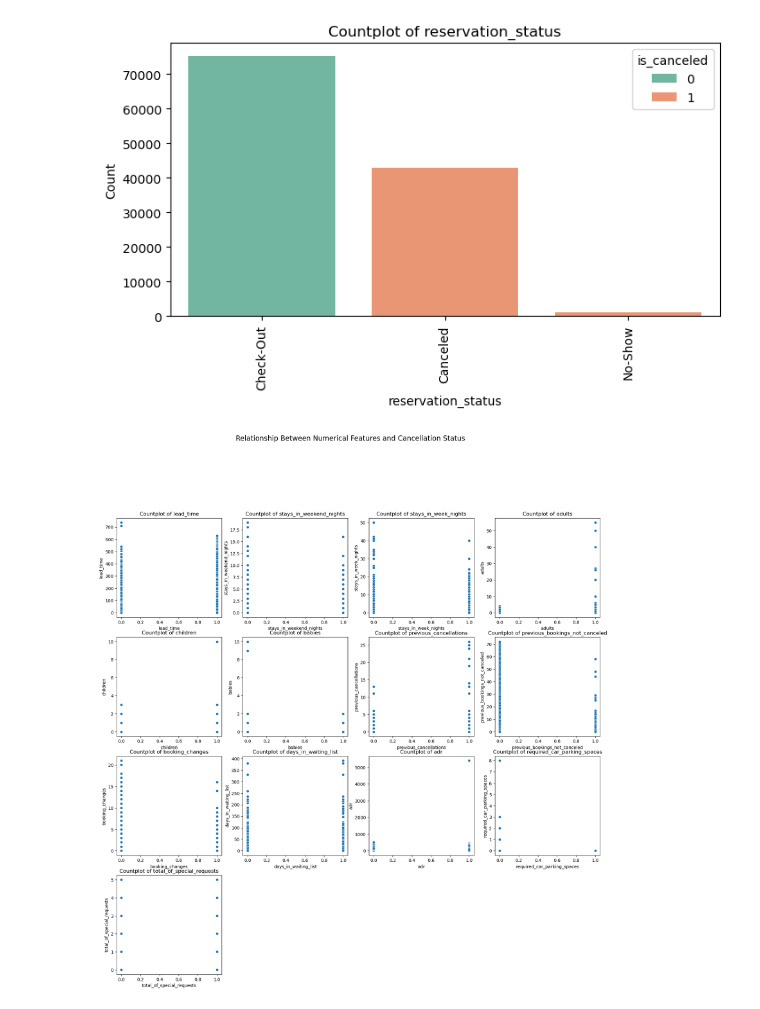
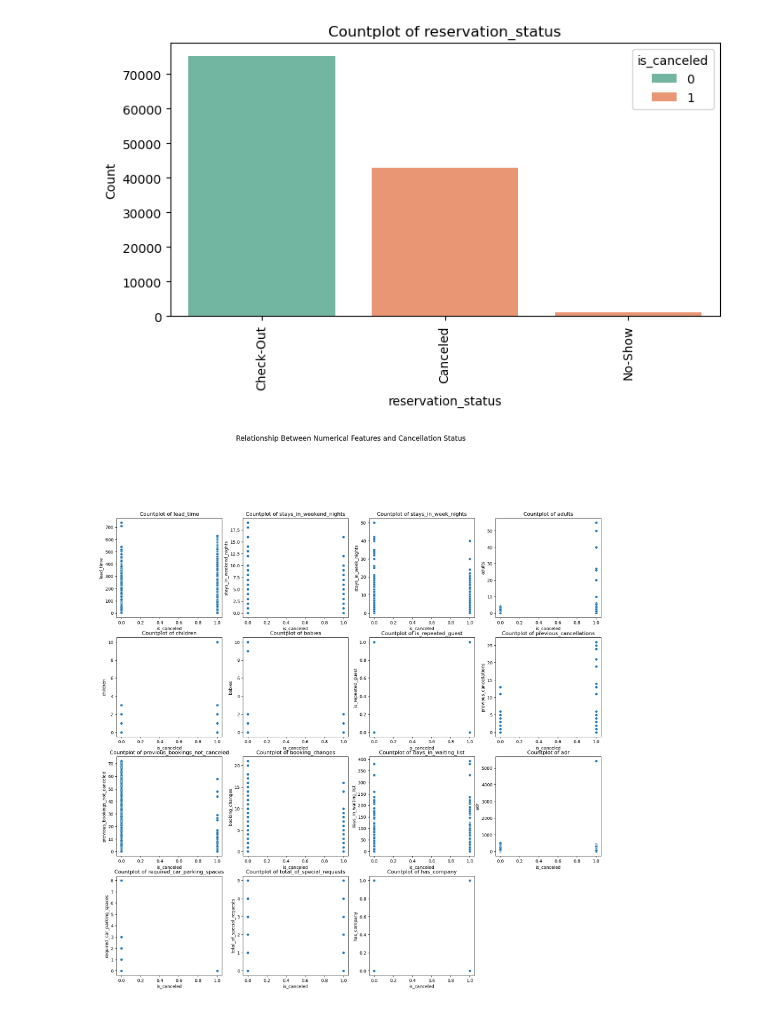
Before and after one commit to mohammed-fariz/project1, a Jupyter notebook: Hotel booking cancellation prediction/data collection.ipynb, the cells around one changed output. Cells and saved outputs as stored; diff of their text form; code cells hidden in the pictures.

```diff
--- a/Hotel booking cancellation prediction/data collection.ipynb
+++ b/Hotel booking cancellation prediction/data collection.ipynb
@@ -275,11 +275,12 @@ for col in categorical_cols:
 # %%
 numerical_cols = [
     'lead_time', 'stays_in_weekend_nights', 'stays_in_week_nights',
-    'adults', 'children', 'babies', 'previous_cancellations',
+    'adults', 'children', 'babies',  'is_repeated_guest', 'previous_cancellations',
     'previous_bookings_not_canceled', 'booking_changes',
     'days_in_waiting_list', 'adr', 'required_car_parking_spaces',
-    'total_of_special_requests'
+    'total_of_special_requests','has_company'
 ]
+
 
 
 plt.figure(figsize=(18, 16))
@@ -322,19 +323,19 @@ for col in categorical_cols:
 # %%
 numerical_cols = [
     'lead_time', 'stays_in_weekend_nights', 'stays_in_week_nights',
-    'adults', 'children', 'babies', 'previous_cancellations',
+    'adults', 'children', 'babies',  'is_repeated_guest', 'previous_cancellations',
     'previous_bookings_not_canceled', 'booking_changes',
     'days_in_waiting_list', 'adr', 'required_car_parking_spaces',
-    'total_of_special_requests'
+    'total_of_special_requests','has_company'
 ]
 
 
 plt.figure(figsize=(20, 19))
 for i, col in enumerate(numerical_cols):
     plt.subplot(4, 4, i+1)  # Arrange plots in a 4x3 grid
     sns.scatterplot(x='is_canceled', y=col, data=df)
     plt.title(f"Countplot of {col}")
-    plt.xlabel(col)
+
     plt.suptitle("Relationship Between Numerical Features and Cancellation Status", fontsize=16, y=1.02)
 # %% [output]
-[figure, old version]
+[figure, new version]
```
Also changed, not shown: parts of 81 cells of this notebook.
